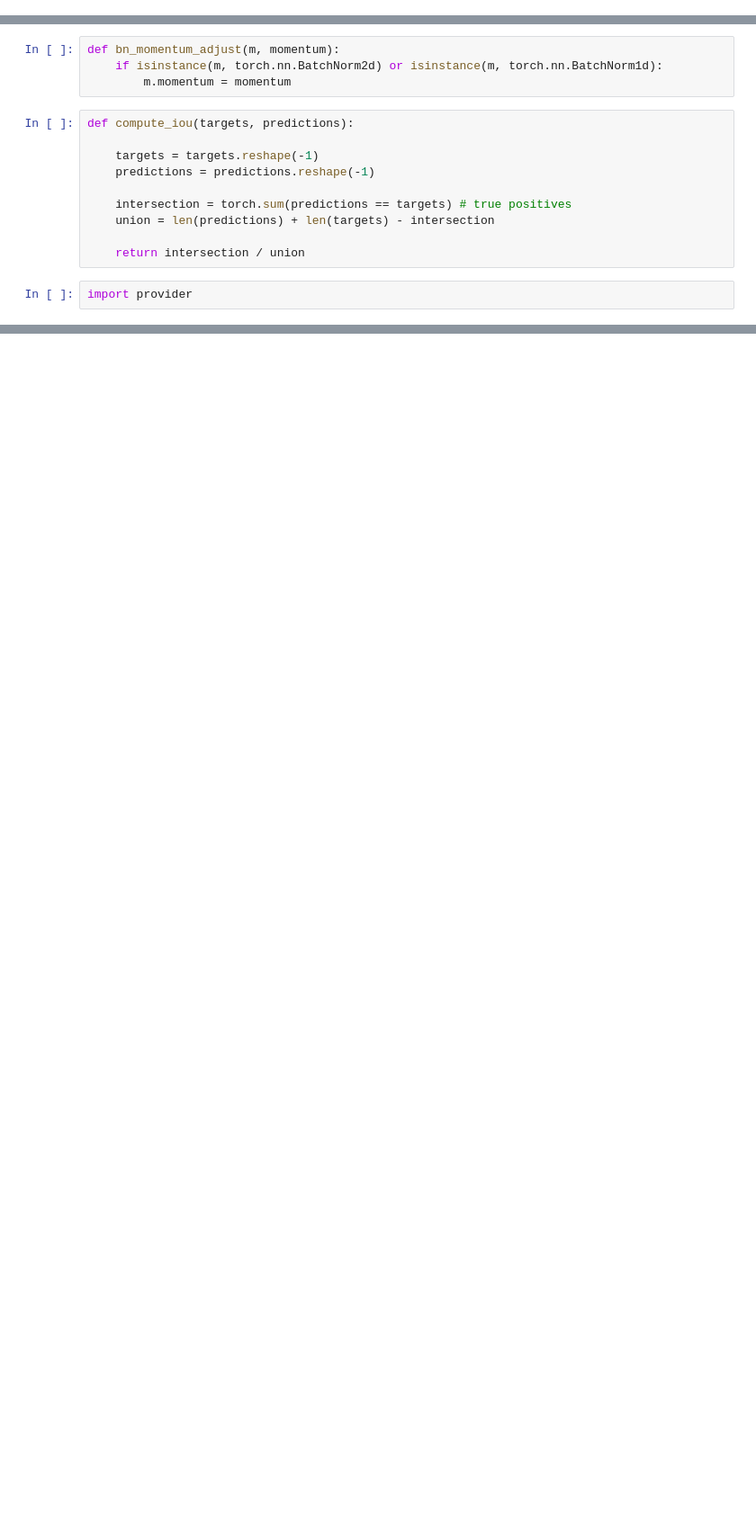
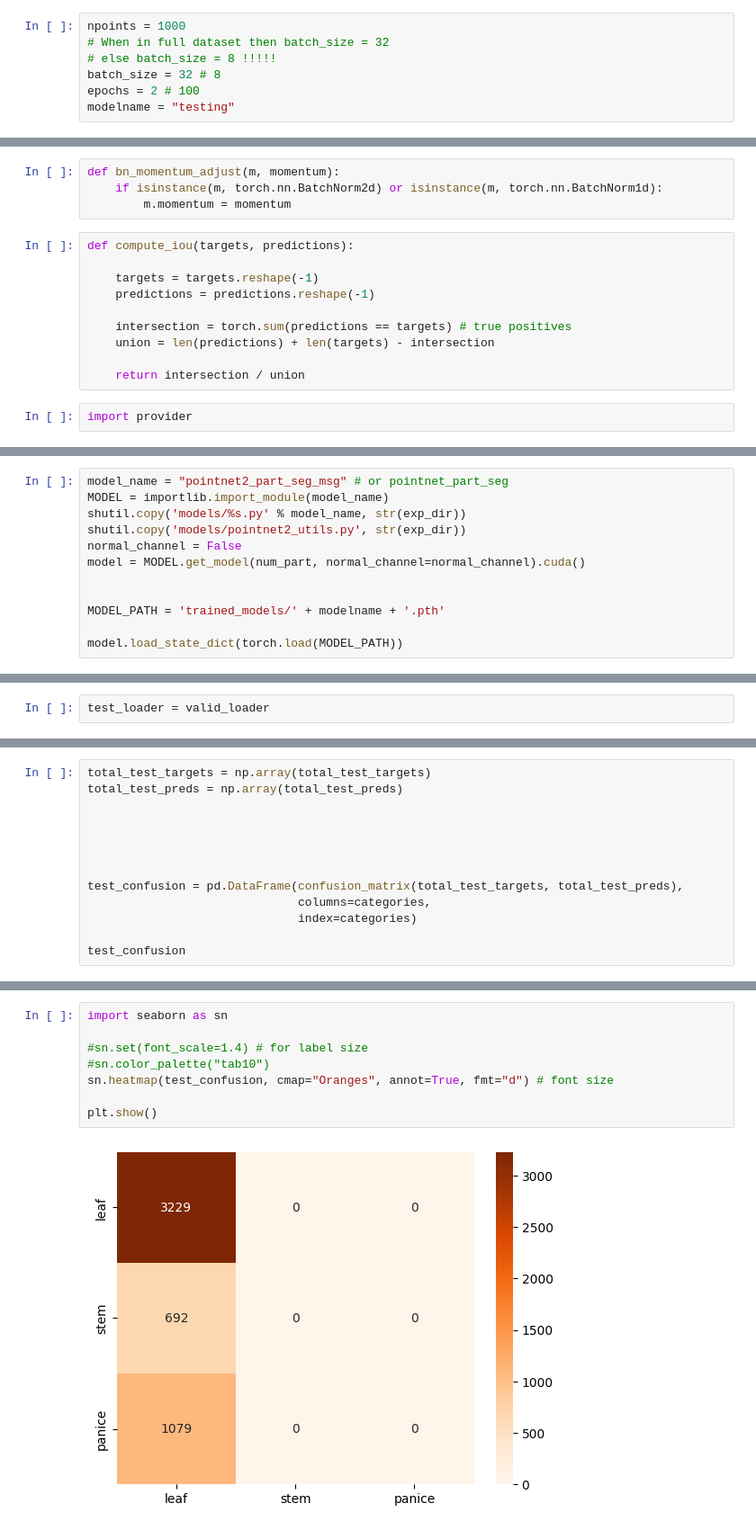
Before and after one commit to ddavarakis/testbed, a Jupyter notebook: PointNet++/my_pointnet_pp_seg_pytorch.ipynb, the cells around one changed output, grey strips where cells are left out. Shown: that part at 90% size. Cells and saved outputs as stored; diff of their text form; blank space fills up the shorter version.

```diff
--- a/PointNet++/my_pointnet_pp_seg_pytorch.ipynb
+++ b/PointNet++/my_pointnet_pp_seg_pytorch.ipynb
@@ -70,3 +75,10 @@ else:
+# %%
+npoints = 1000
+# When in full dataset then batch_size = 32
+# else batch_size = 8 !!!!!
+batch_size = 32 # 8
+epochs = 2 # 100
+modelname = "testing"
 # %% [markdown]
 Num of total samples = 502
 
@@ -709,0 +742,12 @@ Best inctance avg mIOU is: 0.35095
+# %%
+model_name = "pointnet2_part_seg_msg" # or pointnet_part_seg
+MODEL = importlib.import_module(model_name)
+shutil.copy('models/%s.py' % model_name, str(exp_dir))
+shutil.copy('models/pointnet2_utils.py', str(exp_dir))
+normal_channel = False
+model = MODEL.get_model(num_part, normal_channel=normal_channel).cuda()
+
+
+MODEL_PATH = 'trained_models/' + modelname + '.pth'
+
+model.load_state_dict(torch.load(MODEL_PATH))
@@ -709,0 +758,2 @@ Best inctance avg mIOU is: 0.35095
+# %%
+test_loader = valid_loader
@@ -709,0 +826,13 @@ Best inctance avg mIOU is: 0.35095
+# %%
+total_test_targets = np.array(total_test_targets)
+total_test_preds = np.array(total_test_preds)
+
+
+
+
+
+test_confusion = pd.DataFrame(confusion_matrix(total_test_targets, total_test_preds),
+                              columns=categories,
+                              index=categories)
+
+test_confusion
@@ -709,0 +844,10 @@ Best inctance avg mIOU is: 0.35095
+# %%
+import seaborn as sn
+
+#sn.set(font_scale=1.4) # for label size
+#sn.color_palette("tab10")
+sn.heatmap(test_confusion, cmap="Oranges", annot=True, fmt="d") # font size
+
+plt.show()
+# %% [output]
+[figure, added]
```
Also changed, not shown: parts of 19 cells of this notebook, 2 other files.
